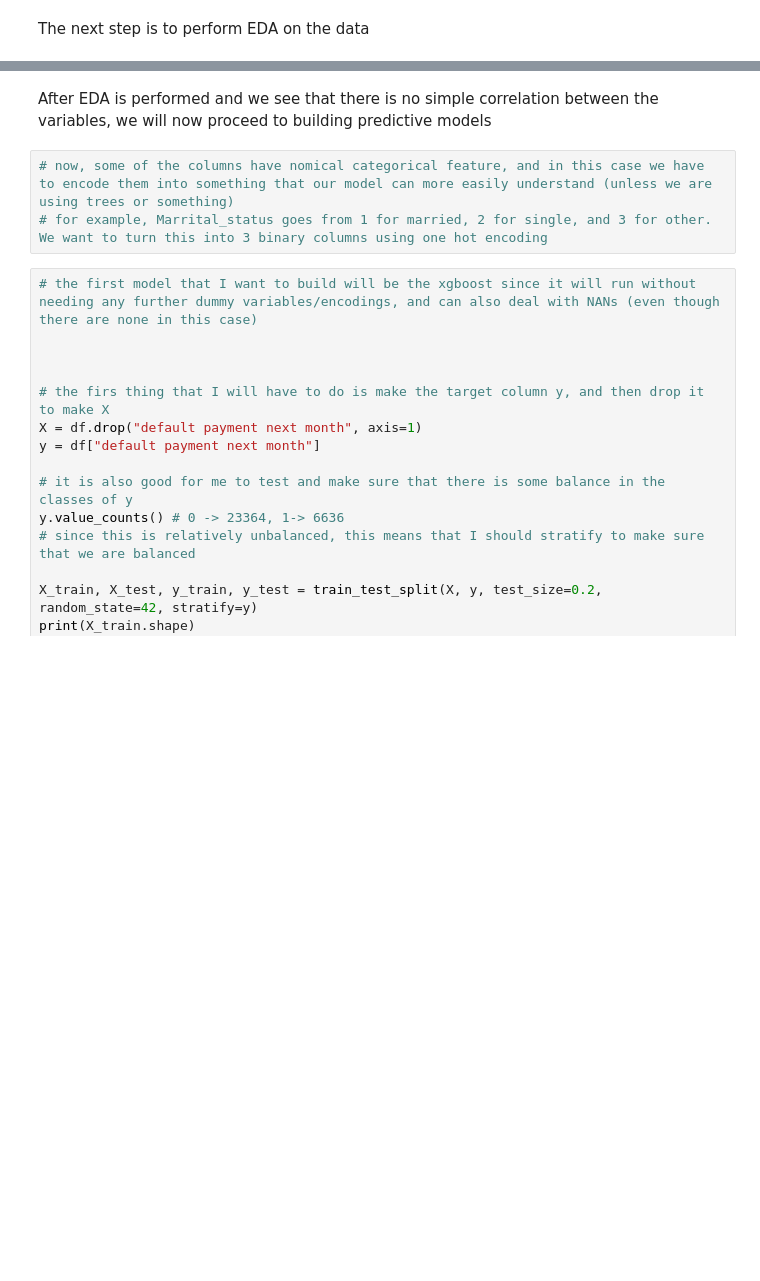
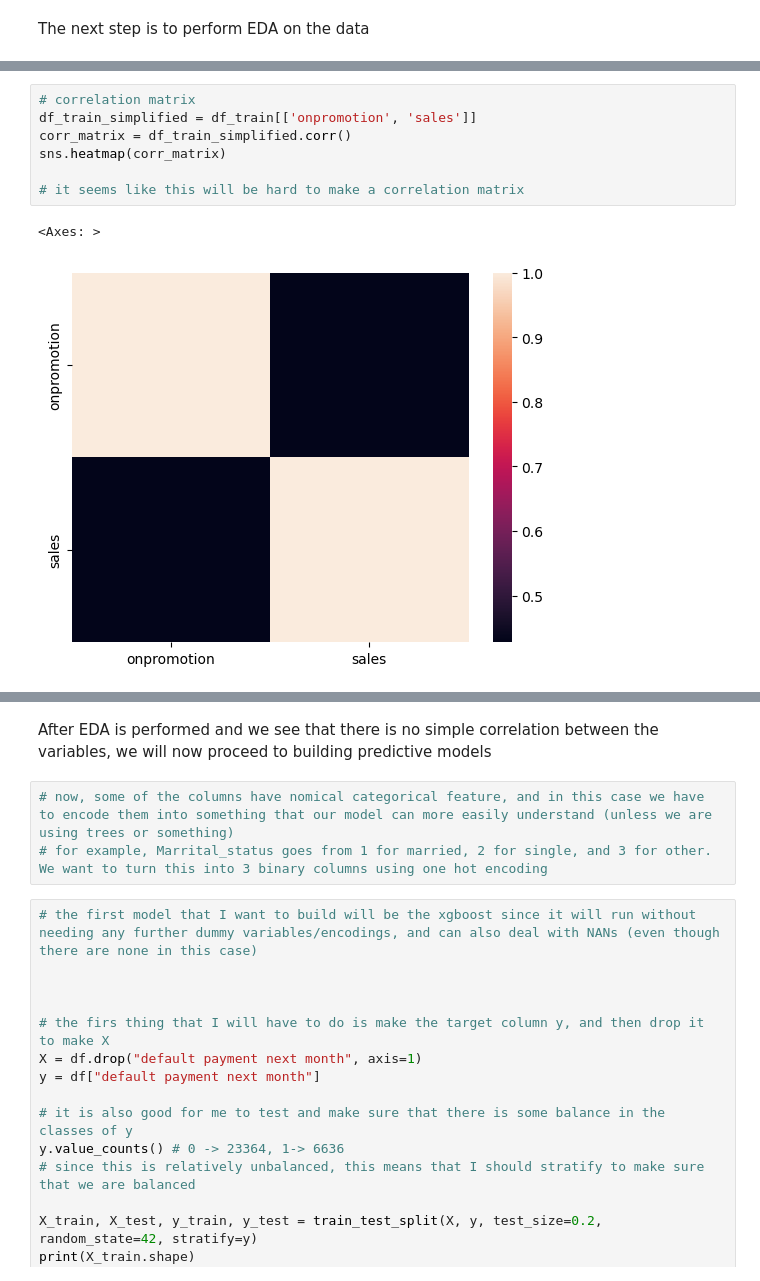
Before and after one commit to xblam/store_sales_predictions, a Jupyter notebook: notebooks/01_clean_and_EDA.ipynb, the cells around one changed output, grey strips where cells are left out. Saved outputs shown, nothing was run; the diff lists cells and outputs as text; blank space fills up the shorter version.

```diff
--- a/notebooks/01_clean_and_EDA.ipynb
+++ b/notebooks/01_clean_and_EDA.ipynb
@@ -69,3 +86,13 @@ plt.show()
+# %%
+# correlation matrix
+df_train_simplified = df_train[['onpromotion', 'sales']]
+corr_matrix = df_train_simplified.corr()
+sns.heatmap(corr_matrix)
+
+# it seems like this will be hard to make a correlation matrix
+# %% [output]
+<Axes: >
+[figure, added]
 # %%
 # now see if there is any correlation between the features of the df
 corr_matrix = df.corr()
```
Also changed, not shown: parts of 5 cells of this notebook.
